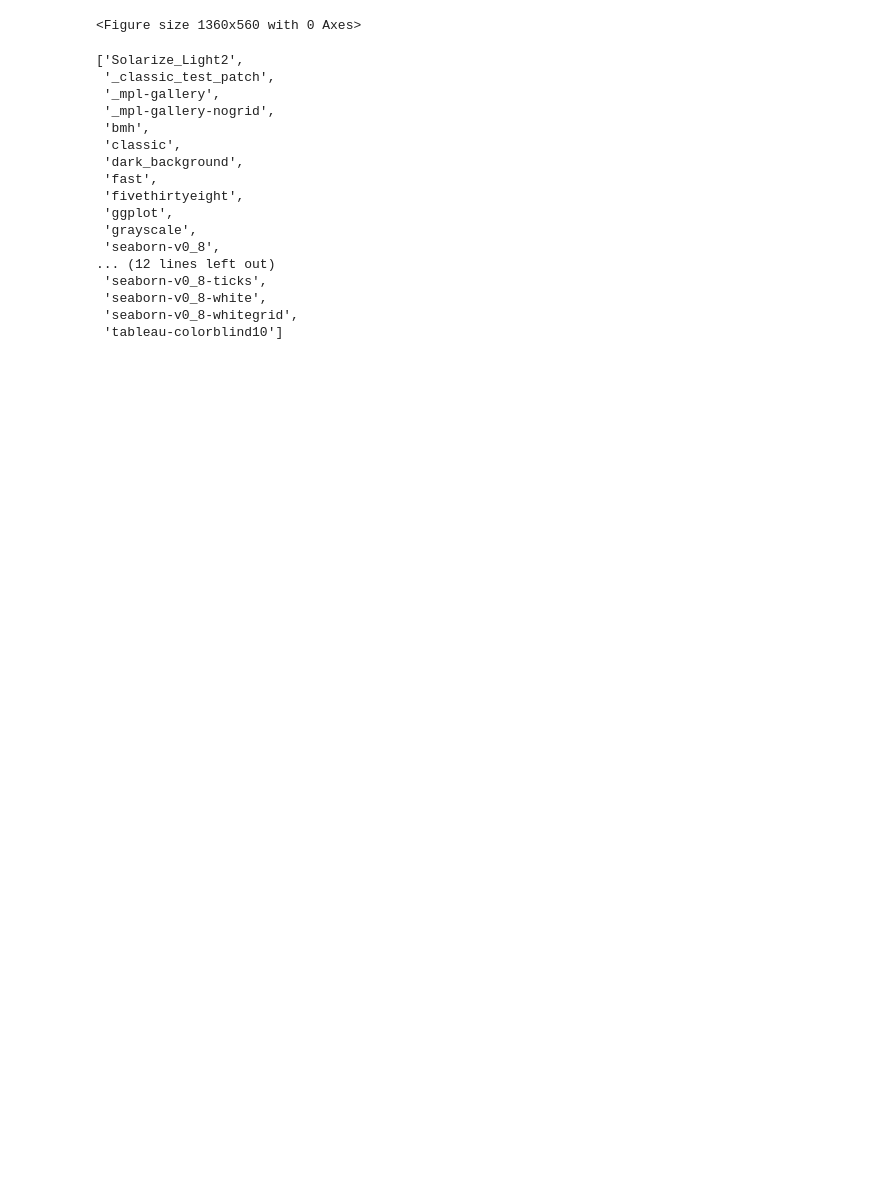
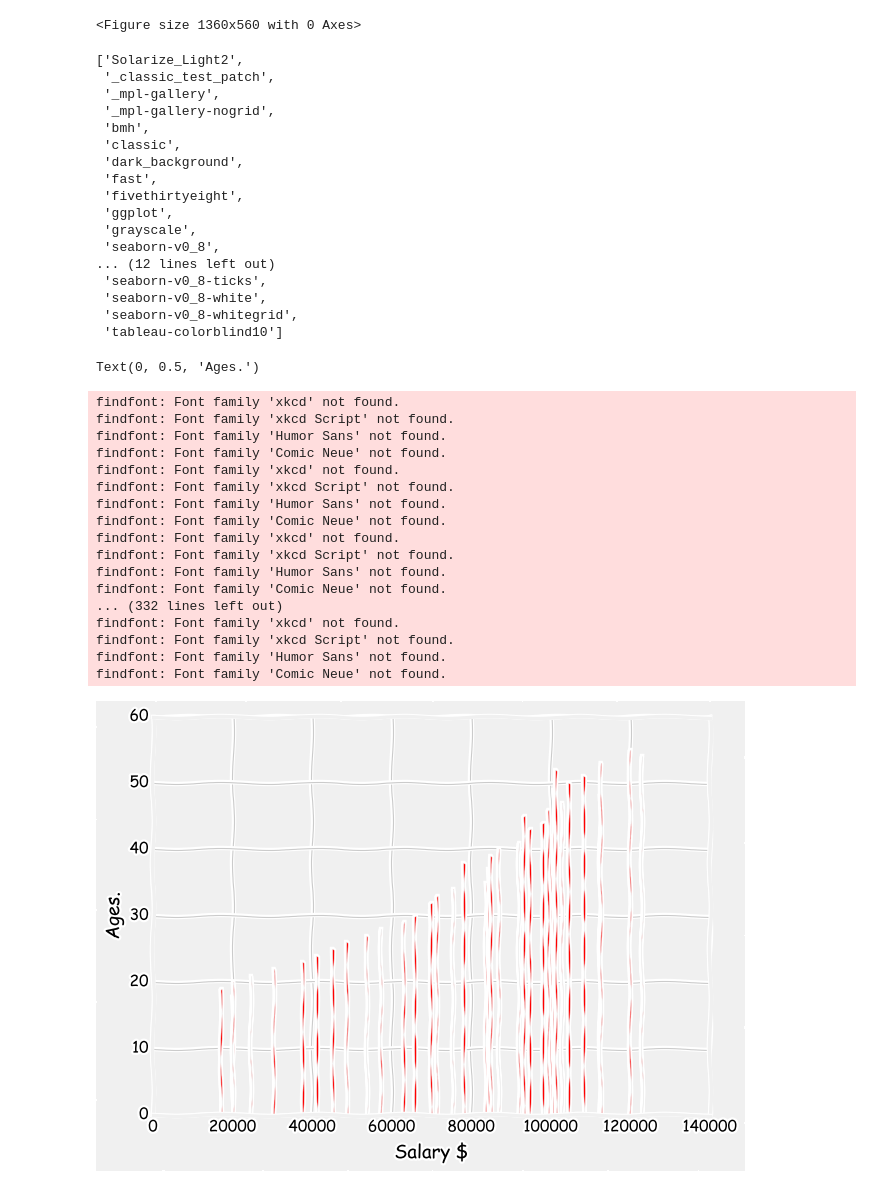
Before and after one commit to sangaryousmane/road_to_datascience, a Jupyter notebook: python-basics/ds-from-scratch/survey.ipynb, the cells around one changed output. Saved outputs shown, nothing was run; the diff lists cells and outputs as text; code cells hidden in the pictures; blank space fills up the shorter version.

```diff
--- a/python-basics/ds-from-scratch/survey.ipynb
+++ b/python-basics/ds-from-scratch/survey.ipynb
@@ -86,3 +86,27 @@ findfont: Font family 'Comic Neue' not found.
  'seaborn-v0_8-white',
  'seaborn-v0_8-whitegrid',
  'tableau-colorblind10']
+# %%
+plt.bar(py_dev_y, ages_x, color='r')
+plt.xlabel("Salary $")
+plt.ylabel("Ages.")
+# %% [output]
+Text(0, 0.5, 'Ages.')
+findfont: Font family 'xkcd' not found.
+findfont: Font family 'xkcd Script' not found.
+findfont: Font family 'Humor Sans' not found.
+findfont: Font family 'Comic Neue' not found.
+findfont: Font family 'xkcd' not found.
+findfont: Font family 'xkcd Script' not found.
+findfont: Font family 'Humor Sans' not found.
+findfont: Font family 'Comic Neue' not found.
+findfont: Font family 'xkcd' not found.
+findfont: Font family 'xkcd Script' not found.
+findfont: Font family 'Humor Sans' not found.
+findfont: Font family 'Comic Neue' not found.
+... (332 lines left out)
+findfont: Font family 'xkcd' not found.
+findfont: Font family 'xkcd Script' not found.
+findfont: Font family 'Humor Sans' not found.
+findfont: Font family 'Comic Neue' not found.
+[figure, added]
```
Also changed, not shown: parts of 1 cell of this notebook, 1 other file.
